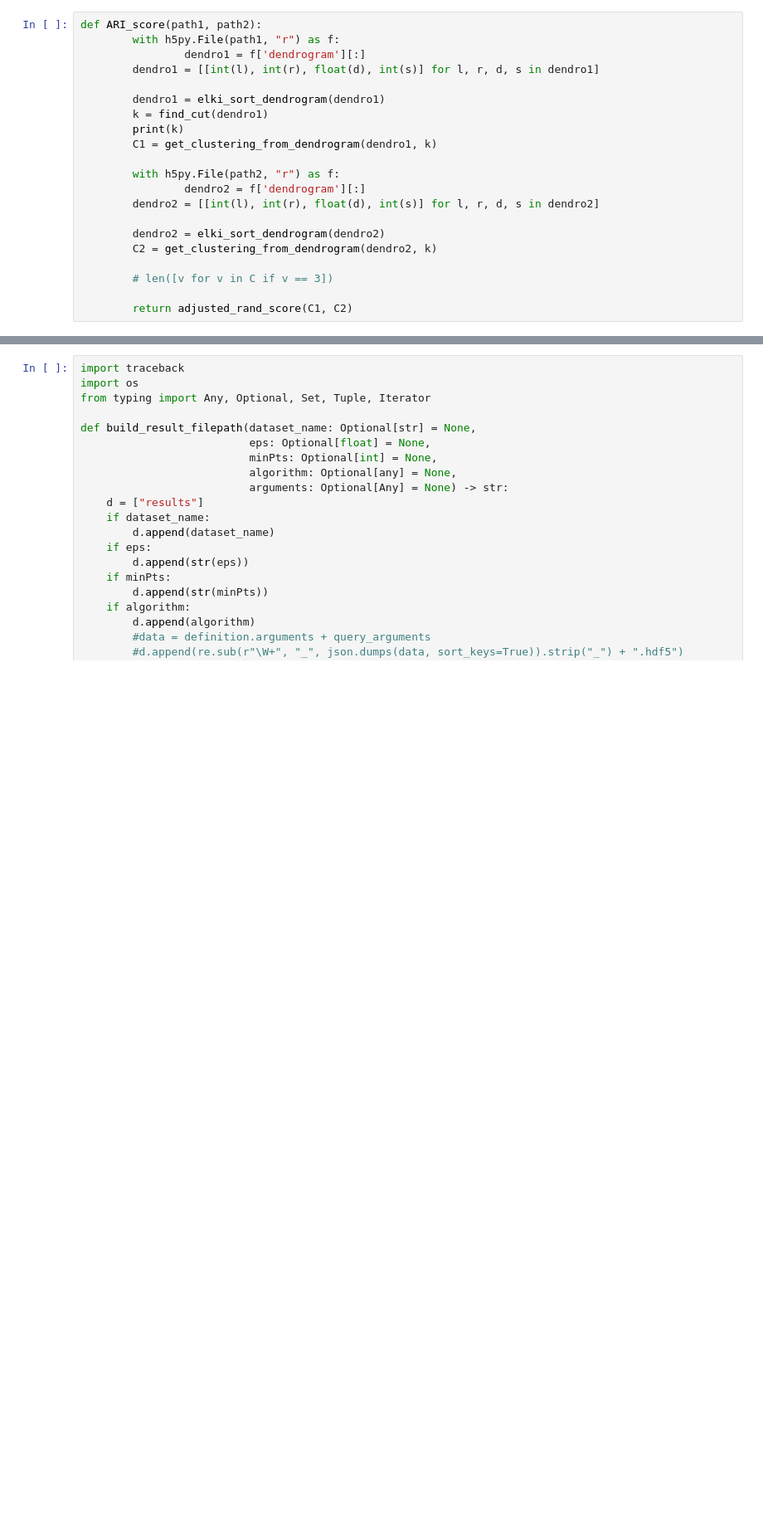
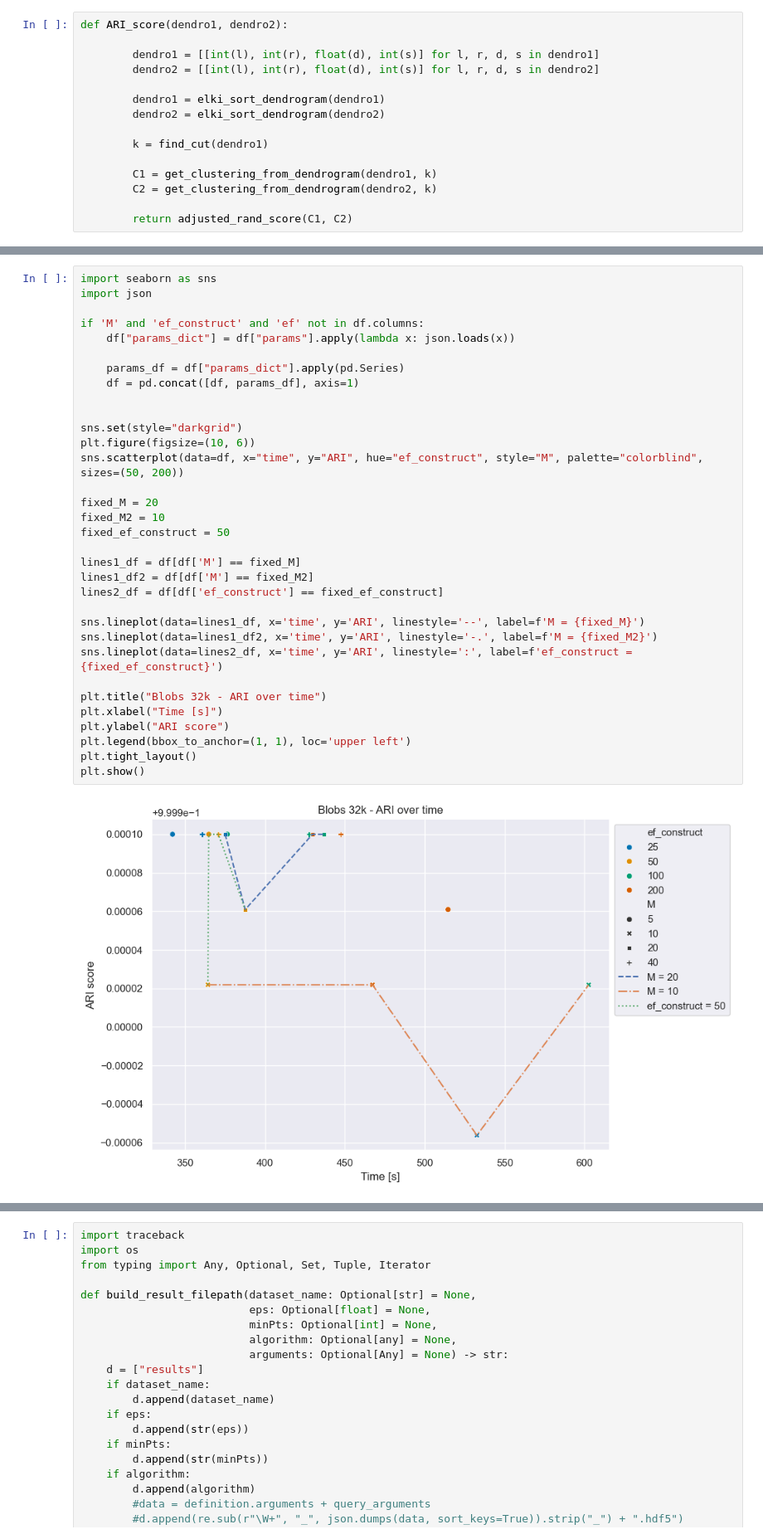
Before and after one commit to CamillaOkkels/HSSL, a Jupyter notebook: evaluation.ipynb, the cells around one changed output, grey strips where cells are left out. Shown at 83% size. Drawn from its saved outputs; the diff is of its cells as text; blank space fills up the shorter version.

```diff
--- a/evaluation.ipynb
+++ b/evaluation.ipynb
@@ -44,23 +56,17 @@ def get_clustering_from_dendrogram(dendrogram, k, min_cluster_size=1):
 # print(np.unique(clustering, return_counts=True))
 # clustering
 # %%
-def ARI_score(path1, path2):
-        with h5py.File(path1, "r") as f:
-                dendro1 = f['dendrogram'][:]
+def ARI_score(dendro1, dendro2):
+
         dendro1 = [[int(l), int(r), float(d), int(s)] for l, r, d, s in dendro1]
+        dendro2 = [[int(l), int(r), float(d), int(s)] for l, r, d, s in dendro2]
 
         dendro1 = elki_sort_dendrogram(dendro1)
+        dendro2 = elki_sort_dendrogram(dendro2)
+
         k = find_cut(dendro1)
-        print(k)
+
         C1 = get_clustering_from_dendrogram(dendro1, k)
-
-        with h5py.File(path2, "r") as f:
-                dendro2 = f['dendrogram'][:]
-        dendro2 = [[int(l), int(r), float(d), int(s)] for l, r, d, s in dendro2]
-
-        dendro2 = elki_sort_dendrogram(dendro2)
         C2 = get_clustering_from_dendrogram(dendro2, k)
 
-        # len([v for v in C if v == 3])
-
         return adjusted_rand_score(C1, C2)
@@ -74,0 +121,35 @@ ARI_score(p1, p2)
+# %%
+import seaborn as sns
+import json
+
+if 'M' and 'ef_construct' and 'ef' not in df.columns:
+    df["params_dict"] = df["params"].apply(lambda x: json.loads(x))
+
+    params_df = df["params_dict"].apply(pd.Series)
+    df = pd.concat([df, params_df], axis=1)
+
+
+sns.set(style="darkgrid")
+plt.figure(figsize=(10, 6))
+sns.scatterplot(data=df, x="time", y="ARI", hue="ef_construct", style="M", palette="colorblind", sizes=(50, 200))
+
+fixed_M = 20
+fixed_M2 = 10
+fixed_ef_construct = 50
+
+lines1_df = df[df['M'] == fixed_M]
+lines1_df2 = df[df['M'] == fixed_M2]
+lines2_df = df[df['ef_construct'] == fixed_ef_construct]
+
+sns.lineplot(data=lines1_df, x='time', y='ARI', linestyle='--', label=f'M = {fixed_M}')
+sns.lineplot(data=lines1_df2, x='time', y='ARI', linestyle='-.', label=f'M = {fixed_M2}')
+sns.lineplot(data=lines2_df, x='time', y='ARI', linestyle=':', label=f'ef_construct = {fixed_ef_construct}')
+
+plt.title("Blobs 32k - ARI over time")
+plt.xlabel("Time [s]")
+plt.ylabel("ARI score")
+plt.legend(bbox_to_anchor=(1, 1), loc='upper left')
+plt.tight_layout()
+plt.show()
+# %% [output]
+[figure, added]
```
Also changed, not shown: parts of 17 cells of this notebook, 10 other files.
